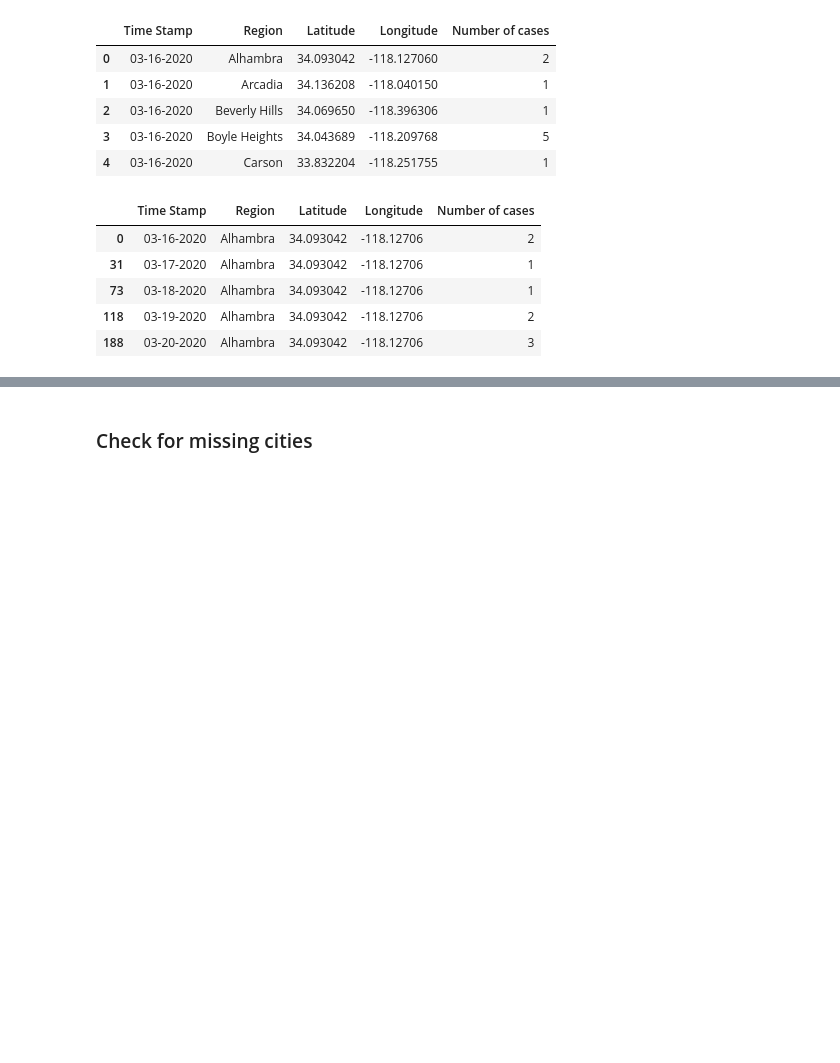
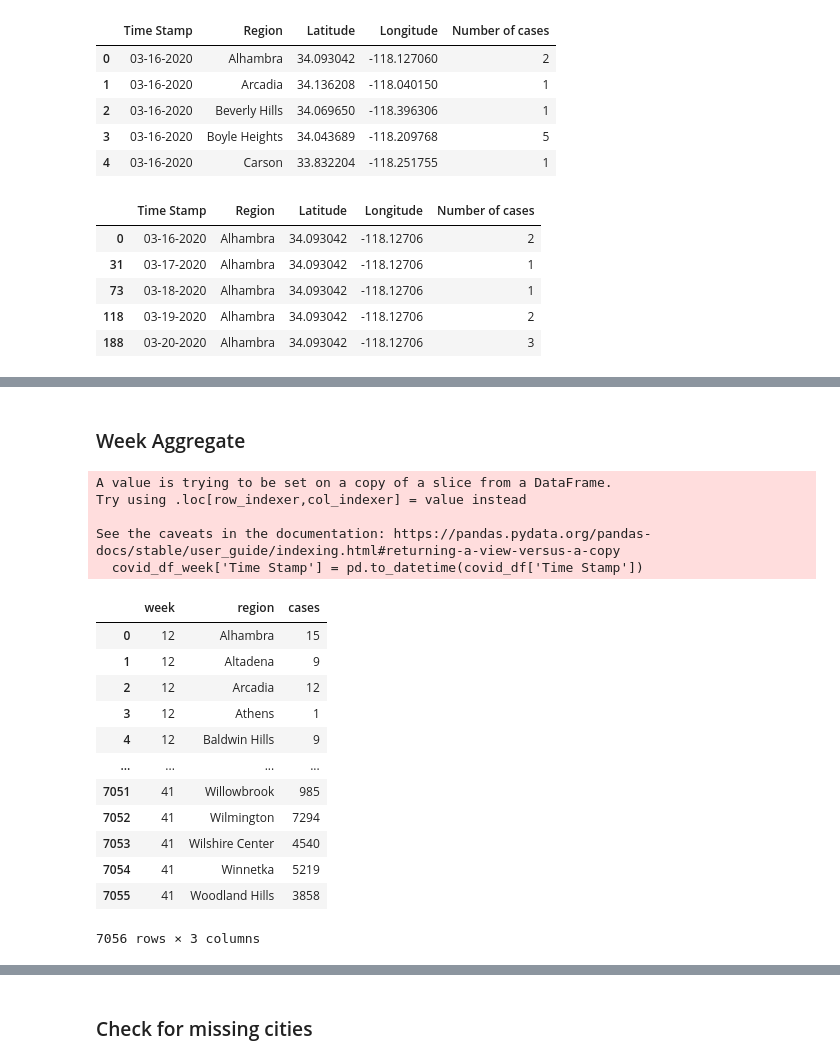
Before and after one commit to kaushiktandon/COVID-19-LA-Neighborhood-Case-Prediction, a Jupyter notebook: code/covid_cases_data_processing.ipynb, the cells around one changed output, grey strips where cells are left out. Drawn from its saved outputs; the diff is of its cells as text; code cells hidden in the pictures; blank space fills up the shorter version.

```diff
--- a/code/covid_cases_data_processing.ipynb
+++ b/code/covid_cases_data_processing.ipynb
@@ -128,0 +206,29 @@ See the caveats in the documentation: https://pandas.pydata.org/pandas-docs/stab
+# %% [markdown]
+### Week Aggregate
+# %%
+covid_df_week = covid_df[['Time Stamp', 'Region', 'Number of cases']]
+covid_df_week['Time Stamp'] = pd.to_datetime(covid_df['Time Stamp'])
+covid_df_week = covid_df_week.set_index('Time Stamp')
+covid_df_week = covid_df_week.groupby([pd.Grouper(freq='W'), 'Region']).sum()
+covid_df_week = covid_df_week.reset_index(level=['Time Stamp','Region']).rename(columns={'Time Stamp': 'week', 'Region':'region', 'Number of cases':'cases'})
+covid_df_week.week = covid_df_week.week.dt.week
+covid_df_week
+# %% [output]
+A value is trying to be set on a copy of a slice from a DataFrame.
+Try using .loc[row_indexer,col_indexer] = value instead
+
+See the caveats in the documentation: https://pandas.pydata.org/pandas-docs/stable/user_guide/indexing.html#returning-a-view-versus-a-copy
+  covid_df_week['Time Stamp'] = pd.to_datetime(covid_df['Time Stamp'])
+|  | week | region | cases |
+| 0 | 12 | Alhambra | 15 |
+| 1 | 12 | Altadena | 9 |
+| 2 | 12 | Arcadia | 12 |
+| 3 | 12 | Athens | 1 |
+| 4 | 12 | Baldwin Hills | 9 |
+| ... | ... | ... | ... |
+| 7051 | 41 | Willowbrook | 985 |
+| 7052 | 41 | Wilmington | 7294 |
+| 7053 | 41 | Wilshire Center | 4540 |
+| 7054 | 41 | Winnetka | 5219 |
+| 7055 | 41 | Woodland Hills | 3858 |
+7056 rows × 3 columns
```
Also changed, not shown: parts of 21 cells of this notebook, 10 other files.
